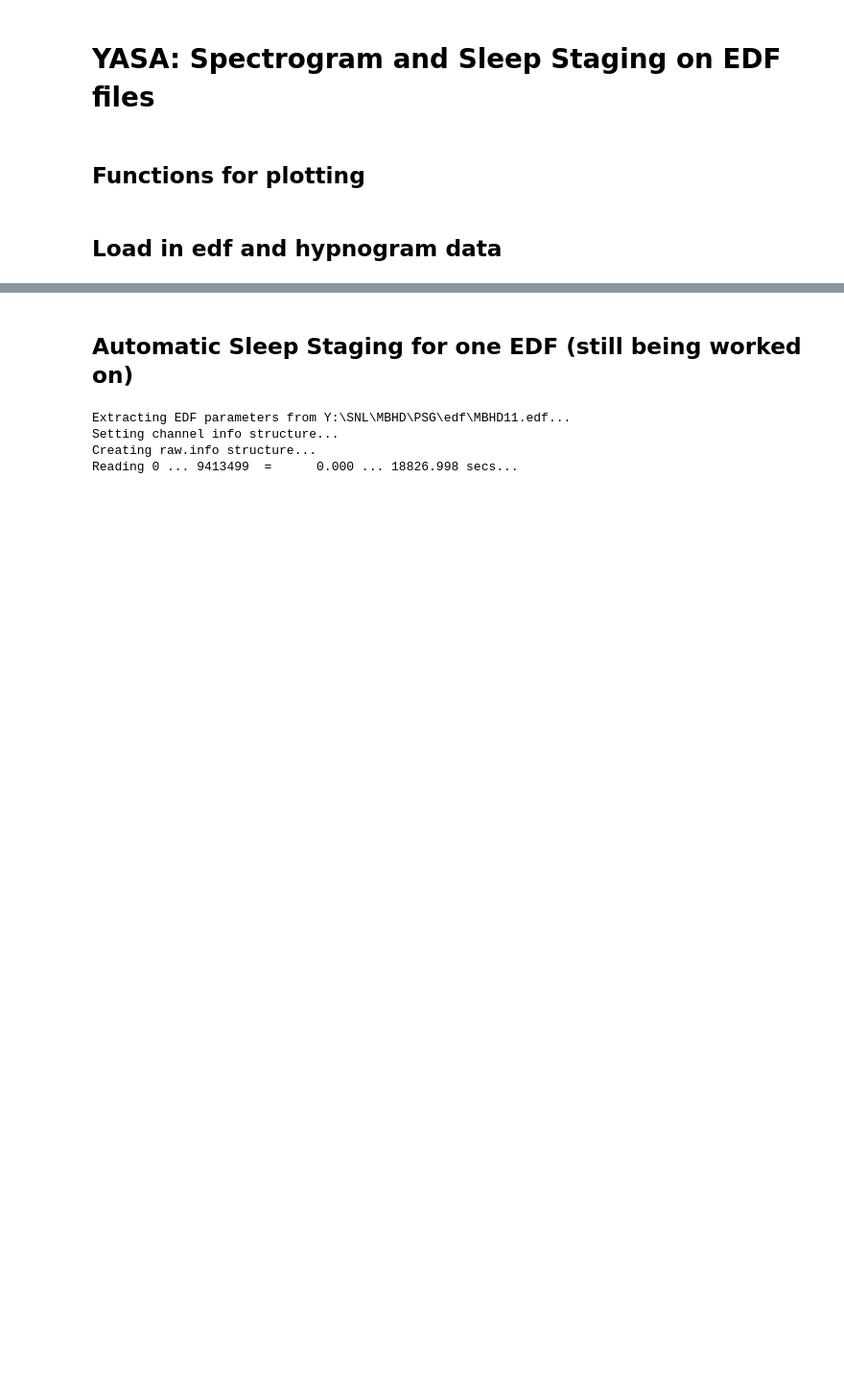
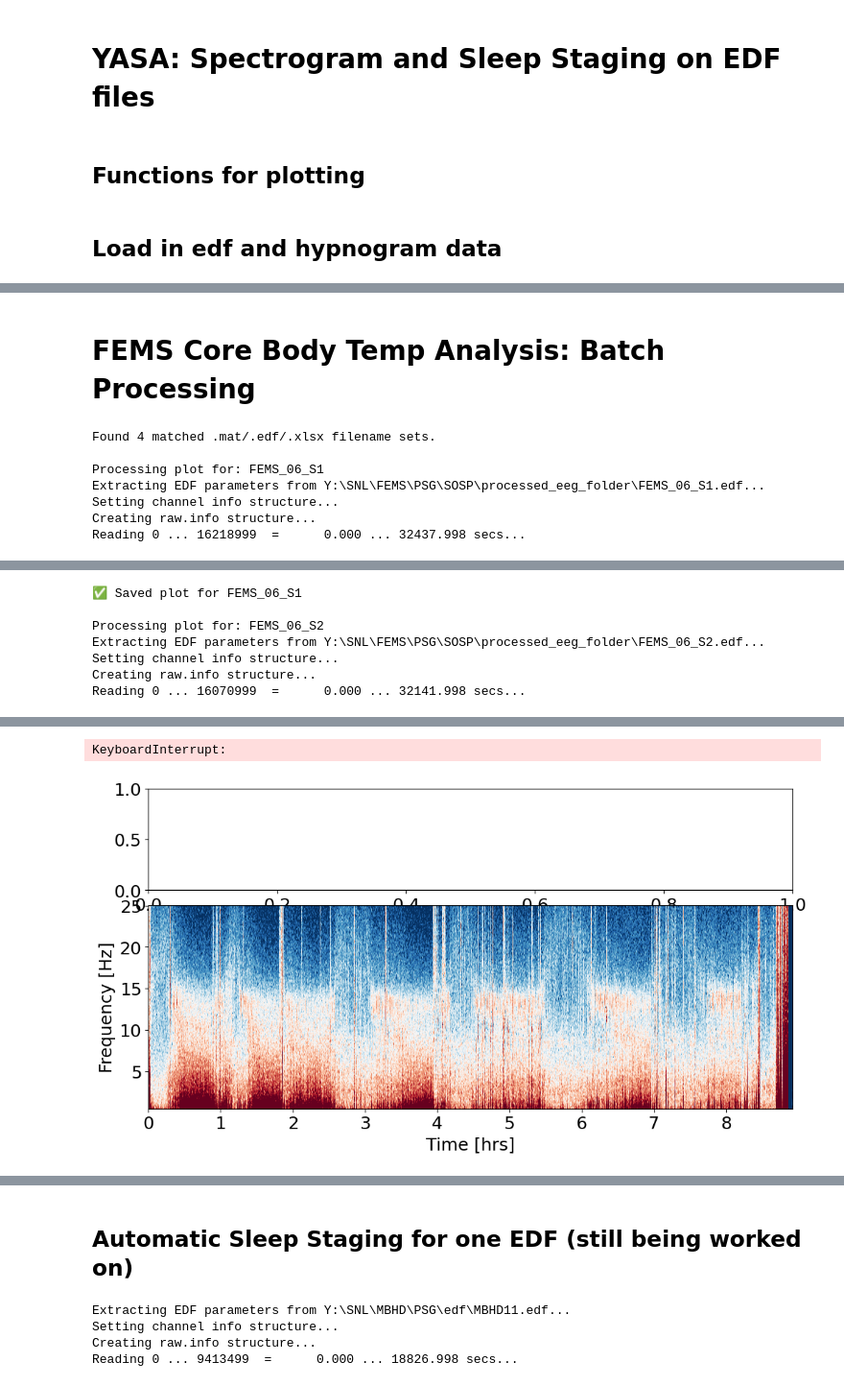
Before and after one commit to Somneuro-Lab-UMass/somnopy-v2, a Jupyter notebook: spso_pipeline.ipynb, the cells around one changed output, grey strips where cells are left out. Shown at 96% size. Saved outputs shown, nothing was run; the diff lists cells and outputs as text; code cells hidden in the pictures; blank space fills up the shorter version.

```diff
--- a/spso_pipeline.ipynb
+++ b/spso_pipeline.ipynb
@@ -458,0 +1040,32 @@ power decibel shape: (106, 680)
+# %% [markdown]
+# FEMS Core Body Temp Analysis: Batch Processing
+# %%
+mat_folder = r"Y:\SNL\FEMS\PSG\PSG Scoring"
+edf_folder = r"Y:\SNL\FEMS\PSG\SOSP\processed_eeg_folder"
+cbt_folder = r"Y:\SNL\FEMS\CBT\Analysis - Data\Cleaned_Files\error_files"
+out_folder = r"c:\Users\Beast\Ryan\somnopy\somnopy\output\test"
+electrode="F3"
+fmin=0.5
+fmax=25
+
+"""
+stage_mapping = {
+    "W": 0,
+    "N1": 1,
+    "N2": 2,
+    "N3": 3,
+    "R": 4,
+    "Spindle": -2,
+}
+"""
+
+
+analyzer.batch_plot_spectrograms_with_temp(mat_folder, edf_folder, cbt_folder, out_folder, stage_mapping=stage_mapping, electrode=electrode, fmin=fmin, fmax=fmax)
+# %% [output]
+Found 4 matched .mat/.edf/.xlsx filename sets.
+
+Processing plot for: FEMS_06_S1
+Extracting EDF parameters from Y:\SNL\FEMS\PSG\SOSP\processed_eeg_folder\FEMS_06_S1.edf...
+Setting channel info structure...
+Creating raw.info structure...
+Reading 0 ... 16218999  =      0.000 ... 32437.998 secs...
@@ -458,0 +1073,7 @@ power decibel shape: (106, 680)
+✅ Saved plot for FEMS_06_S1
+
+Processing plot for: FEMS_06_S2
+Extracting EDF parameters from Y:\SNL\FEMS\PSG\SOSP\processed_eeg_folder\FEMS_06_S2.edf...
+Setting channel info structure...
+Creating raw.info structure...
+Reading 0 ... 16070999  =      0.000 ... 32141.998 secs...
@@ -458,0 +1081,2 @@ power decibel shape: (106, 680)
+KeyboardInterrupt:
+[figure, added]
```
Also changed, not shown: parts of 29 cells of this notebook, 6 other files.
